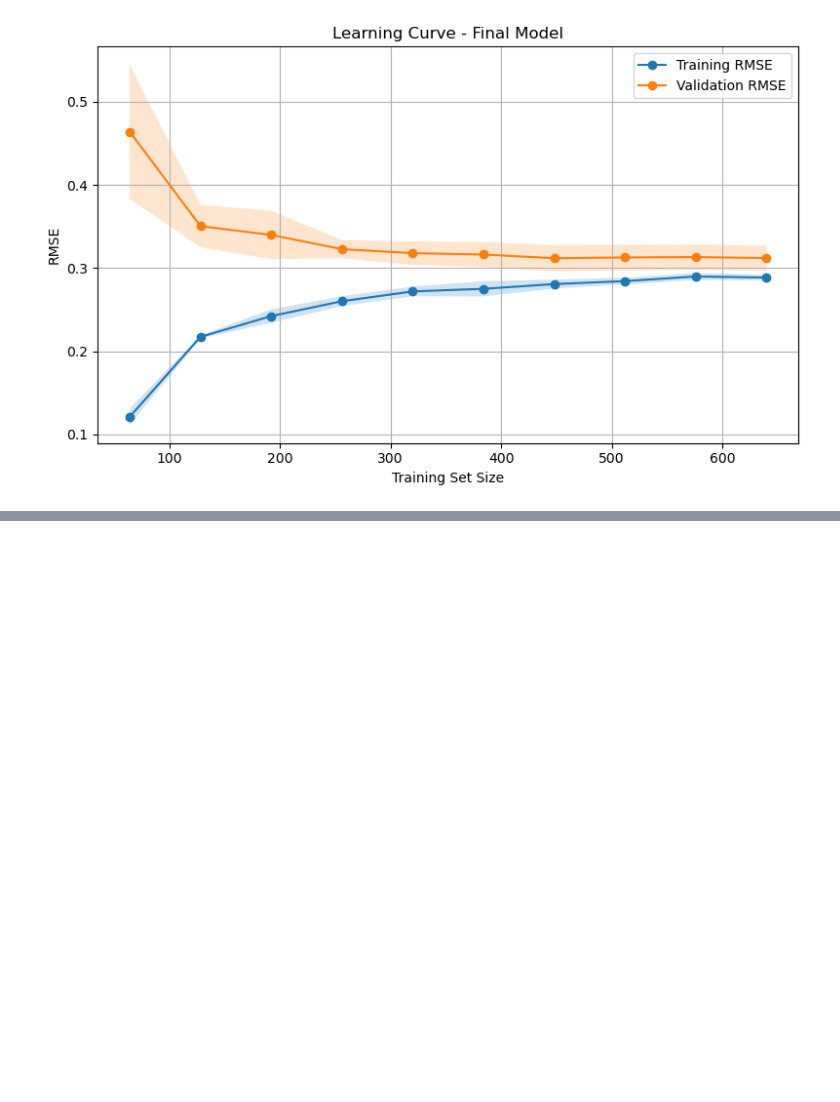
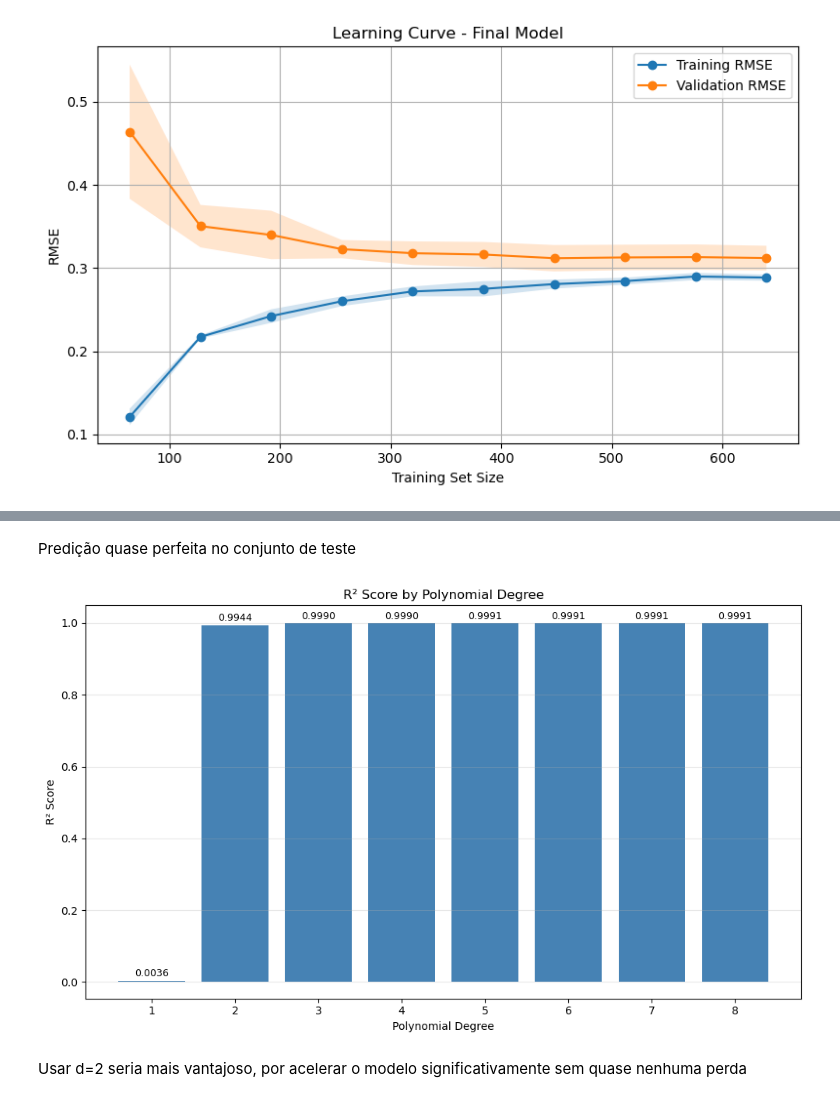
Before and after one commit to KevBoyz/data-science, a Jupyter notebook: Machine_Learning/Supervised/polinomial_regression.ipynb, the cells around one changed output, grey strips where cells are left out. Cells and saved outputs as stored; diff of their text form; code cells hidden in the pictures; blank space fills up the shorter version.

```diff
--- a/Machine_Learning/Supervised/polinomial_regression.ipynb
+++ b/Machine_Learning/Supervised/polinomial_regression.ipynb
@@ -257,0 +312,33 @@ plt.show()
+# %% [markdown]
+Predição quase perfeita no conjunto de teste
+# %%
+degrees = list(range(1,9))
+r2_scores = []
+bias = False
+
+for degree in degrees:
+    pipe = Pipeline([
+        ('poly', PolynomialFeatures(degree=degree, include_bias=False)),
+        ('std', StandardScaler()),
+        ('model', Lasso(alpha=0.001, max_iter=10000, fit_intercept=True, selection='cyclic'))
+    ])
+    pipe.fit(X_train, y_train)
+    r2 = pipe.score(X_test, y_test)
+    r2_scores.append(r2)
+
+plt.figure(figsize=(10, 6))
+bars = plt.bar([str(d) for d in degrees], r2_scores, color='steelblue')
+for bar, r2 in zip(bars, r2_scores):
+    plt.text(bar.get_x() + bar.get_width()/2, bar.get_height() + 0.005,
+             f'{r2:.4f}', ha='center', va='bottom', fontsize=9)
+plt.xlabel('Polynomial Degree')
+plt.ylabel('R² Score')
+plt.title('R² Score by Polynomial Degree')
+plt.ylim(min(r2_scores) - 0.05, max(r2_scores) + 0.05)
+plt.grid(axis='y', alpha=0.3)
+plt.tight_layout()
+plt.show()
+# %% [output]
+[figure, added]
+# %% [markdown]
+Usar d=2 seria mais vantajoso, por acelerar o modelo significativamente sem quase nenhuma perda
```
Also changed, not shown: parts of 11 cells of this notebook.
